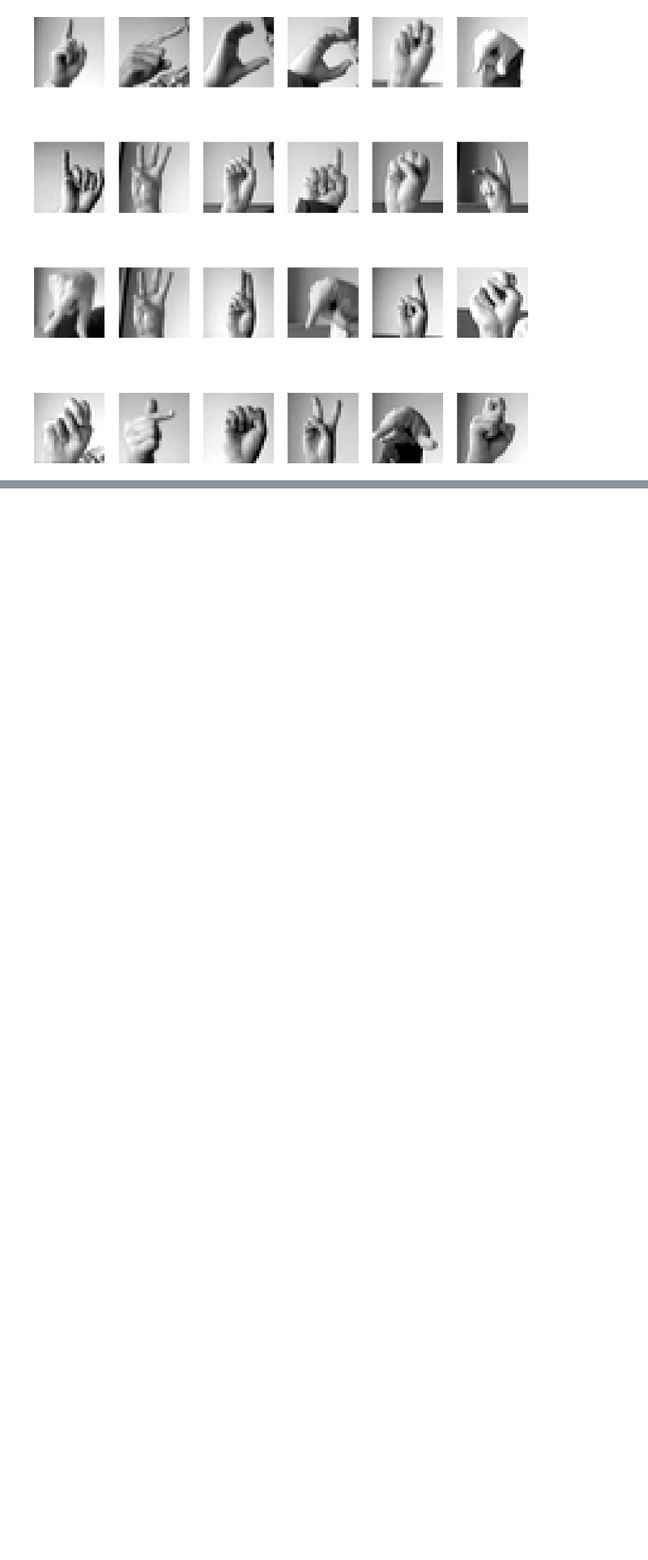
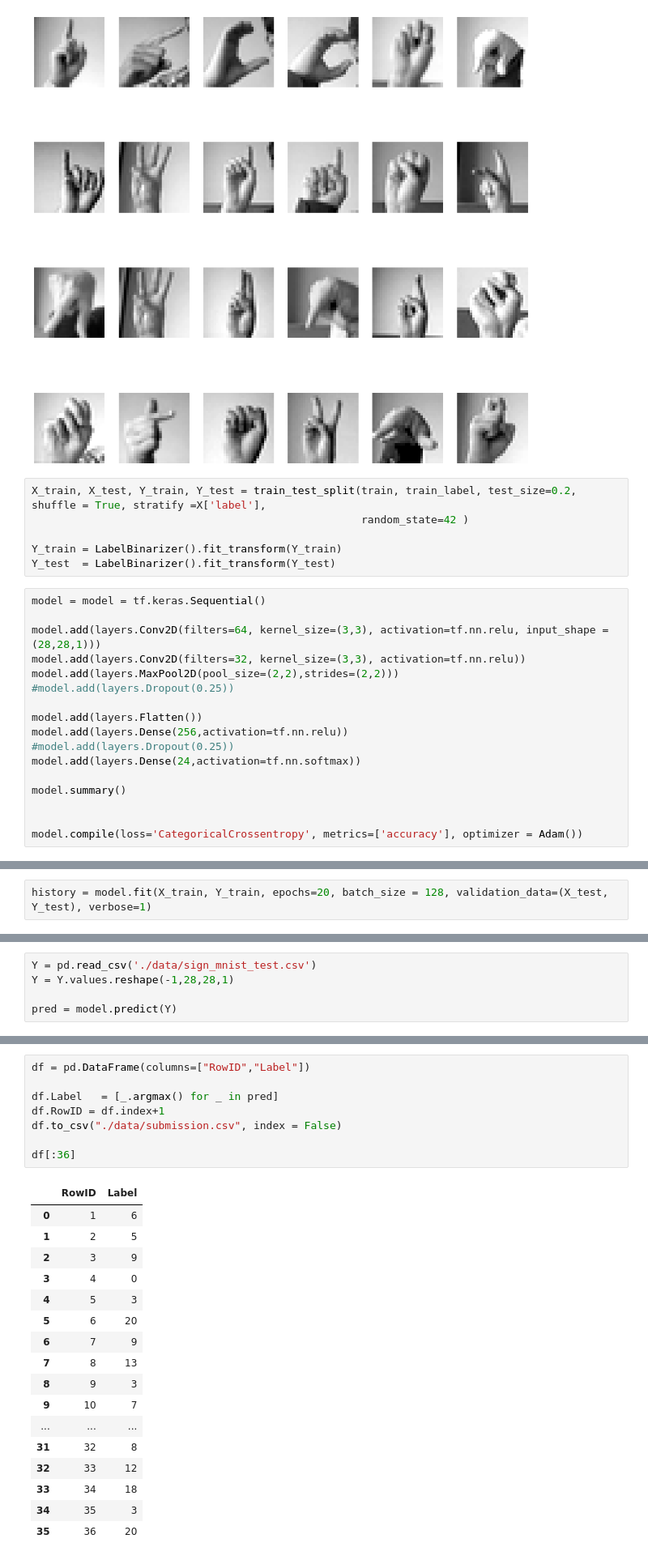
Before and after one commit to Cortijo02/MG, a Jupyter notebook: DeteccionSignos/notebook.ipynb, the cells around one changed output, grey strips where cells are left out. Shown at 81% size. Drawn from its saved outputs; the diff is of its cells as text; blank space fills up the shorter version.

```diff
--- a/DeteccionSignos/notebook.ipynb
+++ b/DeteccionSignos/notebook.ipynb
@@ -97,3 +98,26 @@ def plot_Image (X_train):
 plot_Image(train)
 # %% [output]
 [figure]
+# %%
+X_train, X_test, Y_train, Y_test = train_test_split(train, train_label, test_size=0.2, shuffle = True, stratify =X['label'],
+                                                    random_state=42 )
+
+Y_train = LabelBinarizer().fit_transform(Y_train)
+Y_test  = LabelBinarizer().fit_transform(Y_test)
+# %%
+model = model = tf.keras.Sequential()
+
+model.add(layers.Conv2D(filters=64, kernel_size=(3,3), activation=tf.nn.relu, input_shape = (28,28,1)))
+model.add(layers.Conv2D(filters=32, kernel_size=(3,3), activation=tf.nn.relu))
+model.add(layers.MaxPool2D(pool_size=(2,2),strides=(2,2)))
+#model.add(layers.Dropout(0.25))
+
+model.add(layers.Flatten())
+model.add(layers.Dense(256,activation=tf.nn.relu))
+#model.add(layers.Dropout(0.25))
+model.add(layers.Dense(24,activation=tf.nn.softmax))
+
+model.summary()
+
+
+model.compile(loss='CategoricalCrossentropy', metrics=['accuracy'], optimizer = Adam())
@@ -99,0 +142,2 @@ plot_Image(train)
+# %%
+history = model.fit(X_train, Y_train, epochs=20, batch_size = 128, validation_data=(X_test, Y_test), verbose=1)
@@ -99,0 +163,5 @@ plot_Image(train)
+# %%
+Y = pd.read_csv('./data/sign_mnist_test.csv')
+Y = Y.values.reshape(-1,28,28,1)
+
+pred = model.predict(Y)
@@ -99,0 +170,26 @@ plot_Image(train)
+# %%
+df = pd.DataFrame(columns=["RowID","Label"])
+
+df.Label   = [_.argmax() for _ in pred]
+df.RowID = df.index+1
+df.to_csv("./data/submission.csv", index = False)
+
+df[:36]
+# %% [output]
+|  | RowID | Label |
+| 0 | 1 | 6 |
+| 1 | 2 | 5 |
+| 2 | 3 | 9 |
+| 3 | 4 | 0 |
+| 4 | 5 | 3 |
+| 5 | 6 | 20 |
+| 6 | 7 | 9 |
+| 7 | 8 | 13 |
+| 8 | 9 | 3 |
+| 9 | 10 | 7 |
+| ... | ... | ... |
+| 31 | 32 | 8 |
+| 32 | 33 | 12 |
+| 33 | 34 | 18 |
+| 34 | 35 | 3 |
+| 35 | 36 | 20 |
```
Also changed, not shown: parts of 4 cells of this notebook, 3 other files.
